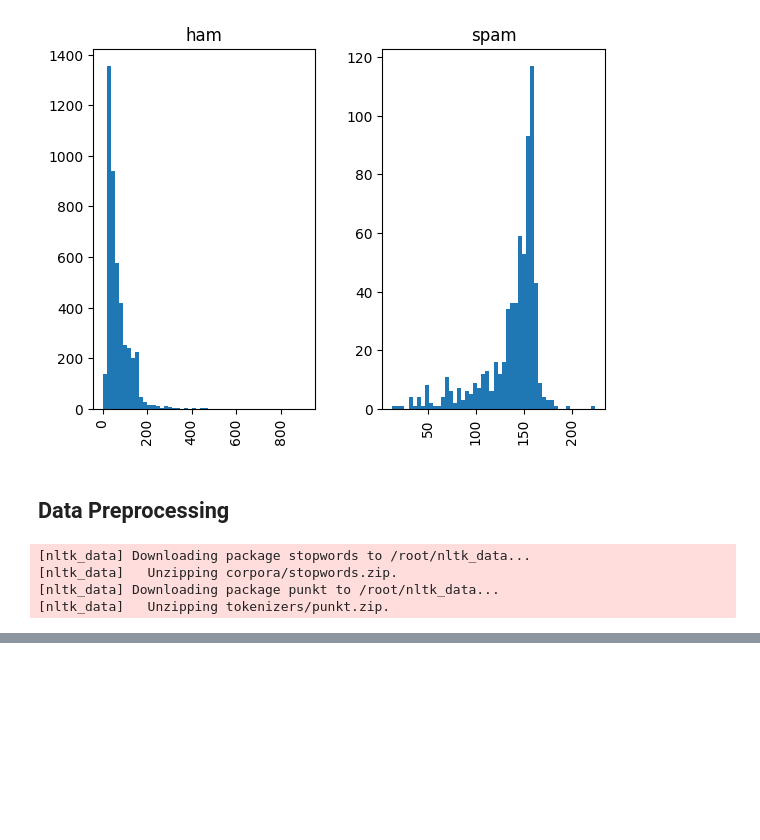
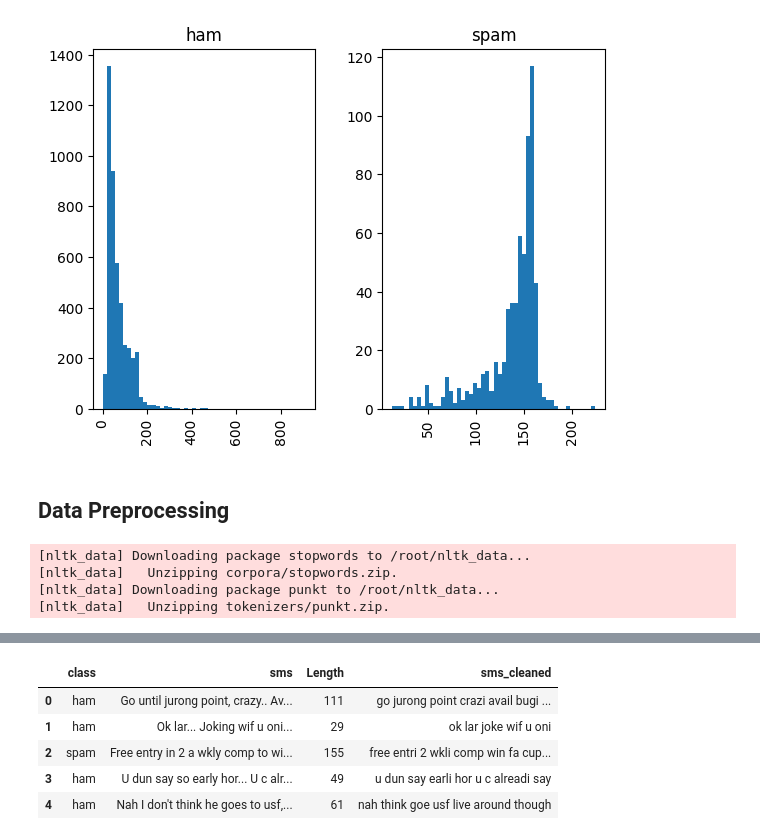
Before and after one commit to savindumahasen/SpamClassificationProject, a Jupyter notebook: Spam_Classification.ipynb, the cells around one changed output, grey strips where cells are left out. Saved outputs shown, nothing was run; the diff lists cells and outputs as text; code cells hidden in the pictures; blank space fills up the shorter version.

Commit message:
Generate the cleaned the dataset

```diff
--- a/Spam_Classification.ipynb
+++ b/Spam_Classification.ipynb
@@ -91,0 +108,35 @@ ps = PorterStemmer()
+# %%
+import string
+import nltk
+from nltk.corpus import stopwords
+from nltk.stem import PorterStemmer
+
+# Download necessary NLTK data
+nltk.download('punkt')
+nltk.download('stopwords')
+
+# Initialize stemmer and stop words
+ps = PorterStemmer()
+stop_words = set(stopwords.words('english'))
+
+def clean_text(text):
+    # Convert text to lowercase
+    text = text.lower()
+
+    # Tokenize the text
+    text = nltk.word_tokenize(text)
+
+    # Remove non-alphanumeric tokens
+    y = [i for i in text if i.isalnum()]
+
+    # Remove stopwords and punctuation
+    y = [i for i in y if i not in stop_words and i not in string.punctuation]
+
+    # Apply stemming
+    y = [ps.stem(i) for i in y]
+
+    # Join the tokens back into a single string
+    return " ".join(y)
+
+# Assuming df is your DataFrame and 'sms' is the column to be cleaned
+df['sms_cleaned'] = df['sms'].apply(clean_text)
@@ -91,0 +148,9 @@ ps = PorterStemmer()
+# %%
+df.head(5)
+# %% [output]
+|  | class | sms | Length | sms_cleaned |
+| 0 | ham | Go until jurong point, crazy.. Av... | 111 | go jurong point crazi avail bugi ... |
+| 1 | ham | Ok lar... Joking wif u oni... | 29 | ok lar joke wif u oni |
+| 2 | spam | Free entry in 2 a wkly comp to wi... | 155 | free entri 2 wkli comp win fa cup... |
+| 3 | ham | U dun say so early hor... U c alr... | 49 | u dun say earli hor u c alreadi say |
+| 4 | ham | Nah I don't think he goes to usf,... | 61 | nah think goe usf live around though |
```
Also changed, not shown: parts of 3 cells of this notebook.
